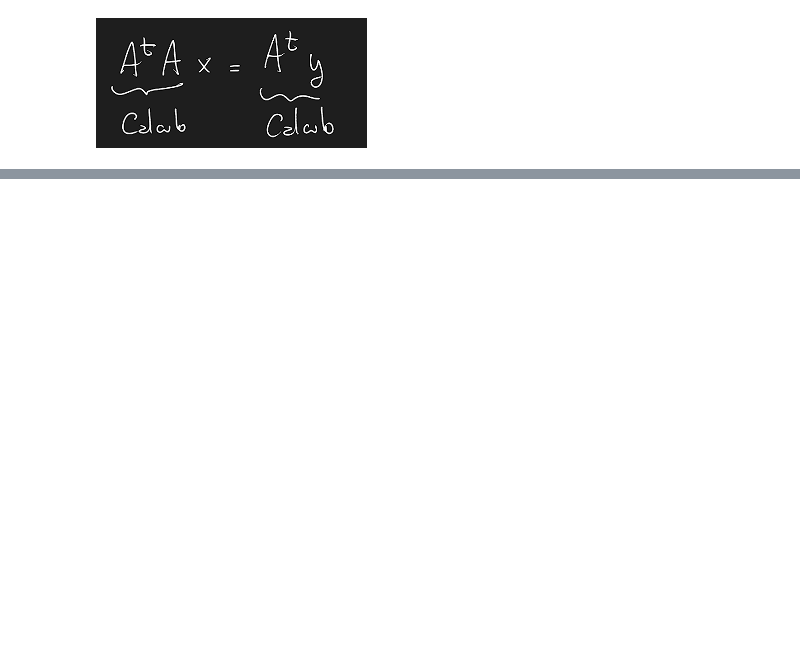
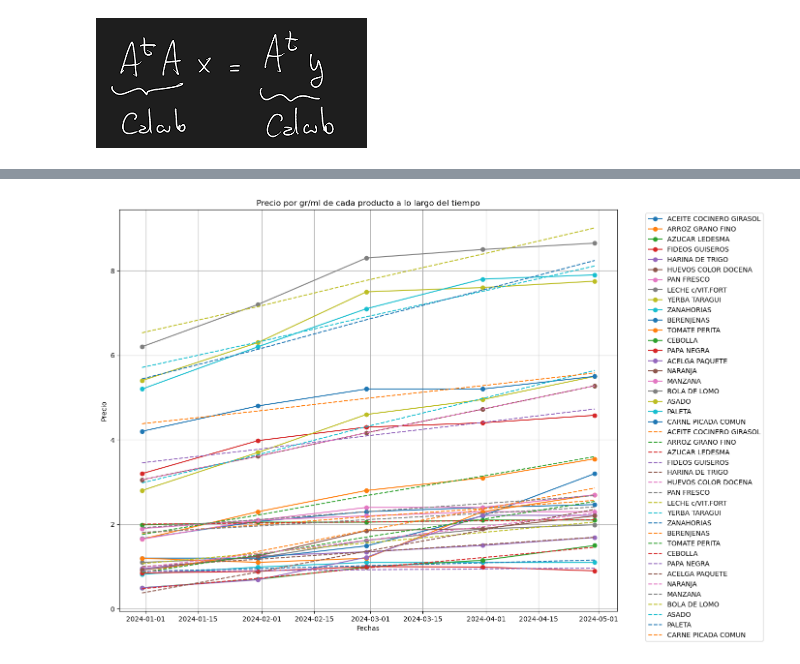
Before and after one commit to berardibautista/alc-2, a Jupyter notebook: ALC-TP2.ipynb, the cells around one changed output, grey strips where cells are left out. Saved outputs shown, nothing was run; the diff lists cells and outputs as text; code cells hidden in the pictures; blank space fills up the shorter version.

```diff
--- a/ALC-TP2.ipynb
+++ b/ALC-TP2.ipynb
@@ -420,3 +411,10 @@ linea_G = np.polyval(coef_G, fechas_ordinal)
+# %%
+def cadrados(y):
+    A=[[0,1,2,3,4],[1,1,1,1,1]]
+    y=np.array(y)
+    coef=np.linalg.solve(A@np.transpose(A), A @ np.transpose(y))
+    linea= np.polyval(coef, fechas_ordinal)
+    return [coef,linea]
 # %%
 
 # Crear la gráfica
@@ -447,0 +455,30 @@ plt.show()
+# %%
+datos=[]
+precios_g2=precios_g.drop(precios_g.columns[0], axis=1)
+
+for i in range(len(precios_g)):
+    l=cadrados(precios_g2.iloc[i].tolist())
+    datos.append(l)
+# %%
+# Convertir el DataFrame a formato largo para facilitar el gráfico
+df_long = pd.melt(precios_g, id_vars=['PRODUCTOS'], var_name='Fecha', value_name='Precio')
+
+# Convertir la columna Fecha a datetime
+
+# Graficar los datos
+plt.figure(figsize=(14, 10))
+for producto in df_long['PRODUCTOS'].unique():
+    df_producto = df_long[df_long['PRODUCTOS'] == producto]
+    plt.plot(fechas_dt, df_producto['Precio'], marker='o', label=producto)
+for i in range(len(datos)):
+    plt.plot( fechas_dt, datos[i][1],label=precios_g.loc[i,"PRODUCTOS"] ,linestyle='--')
+
+plt.title('Precio por gr/ml de cada producto a lo largo del tiempo')
+plt.xlabel("Fechas")
+plt.ylabel('Precio')
+plt.legend(bbox_to_anchor=(1.05, 1), loc='upper left')
+plt.grid(True)
+plt.tight_layout()
+plt.show()
+# %% [output]
+[figure, added]
```
Also changed, not shown: parts of 7 cells of this notebook.
